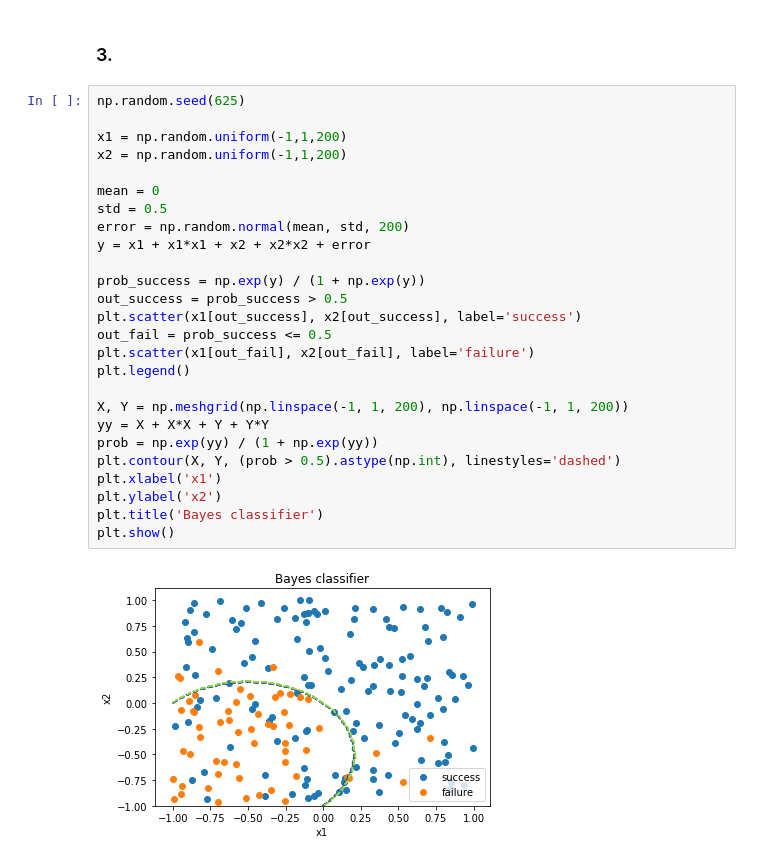
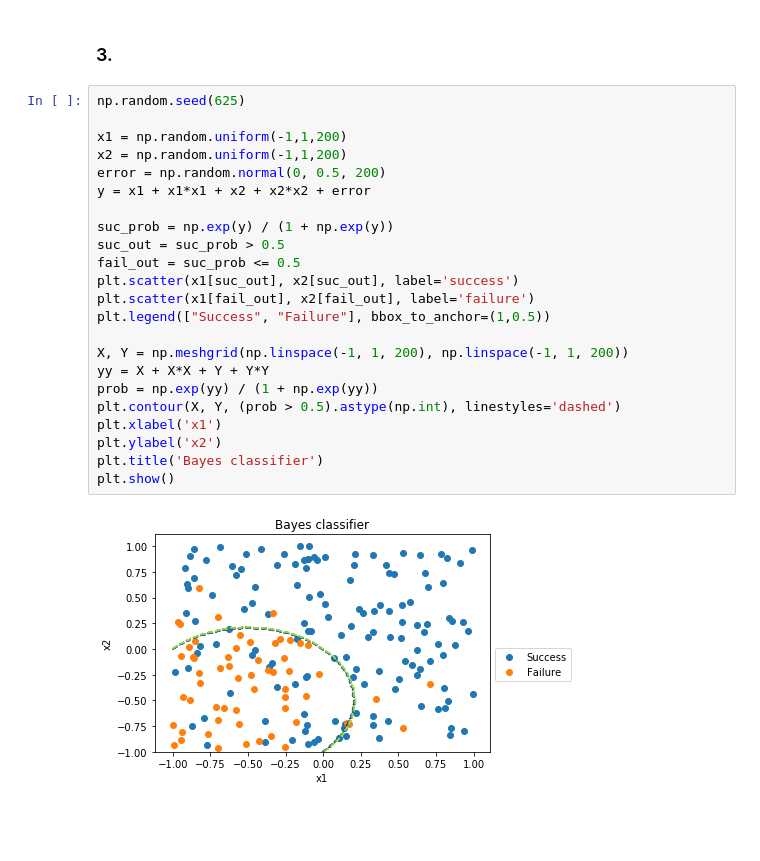
Before and after one commit to ellenhsieh/hw01, a Jupyter notebook: HW01_selecting and fitting a model_EH.ipynb, the cells around one changed output. Saved outputs shown, nothing was run; the diff lists cells and outputs as text; blank space fills up the shorter version.

```diff
--- a/HW01_selecting and fitting a model_EH.ipynb
+++ b/HW01_selecting and fitting a model_EH.ipynb
@@ -46,28 +46,25 @@ plt.show()
 # %%
 np.random.seed(625)
 
 x1 = np.random.uniform(-1,1,200)
 x2 = np.random.uniform(-1,1,200)
-
-mean = 0
-std = 0.5
-error = np.random.normal(mean, std, 200)
+error = np.random.normal(0, 0.5, 200)
 y = x1 + x1*x1 + x2 + x2*x2 + error
 
-prob_success = np.exp(y) / (1 + np.exp(y))
-out_success = prob_success > 0.5
-plt.scatter(x1[out_success], x2[out_success], label='success')
-out_fail = prob_success <= 0.5
-plt.scatter(x1[out_fail], x2[out_fail], label='failure')
-plt.legend()
+suc_prob = np.exp(y) / (1 + np.exp(y))
+suc_out = suc_prob > 0.5
+fail_out = suc_prob <= 0.5
+plt.scatter(x1[suc_out], x2[suc_out], label='success')
+plt.scatter(x1[fail_out], x2[fail_out], label='failure')
+plt.legend(["Success", "Failure"], bbox_to_anchor=(1,0.5))
 
 X, Y = np.meshgrid(np.linspace(-1, 1, 200), np.linspace(-1, 1, 200))
 yy = X + X*X + Y + Y*Y
 prob = np.exp(yy) / (1 + np.exp(yy))
 plt.contour(X, Y, (prob > 0.5).astype(np.int), linestyles='dashed')
 plt.xlabel('x1')
 plt.ylabel('x2')
 plt.title('Bayes classifier')
 plt.show()
 # %% [output]
-[figure, old version]
+[figure, new version]
```
Also changed, not shown: 2 other files.
